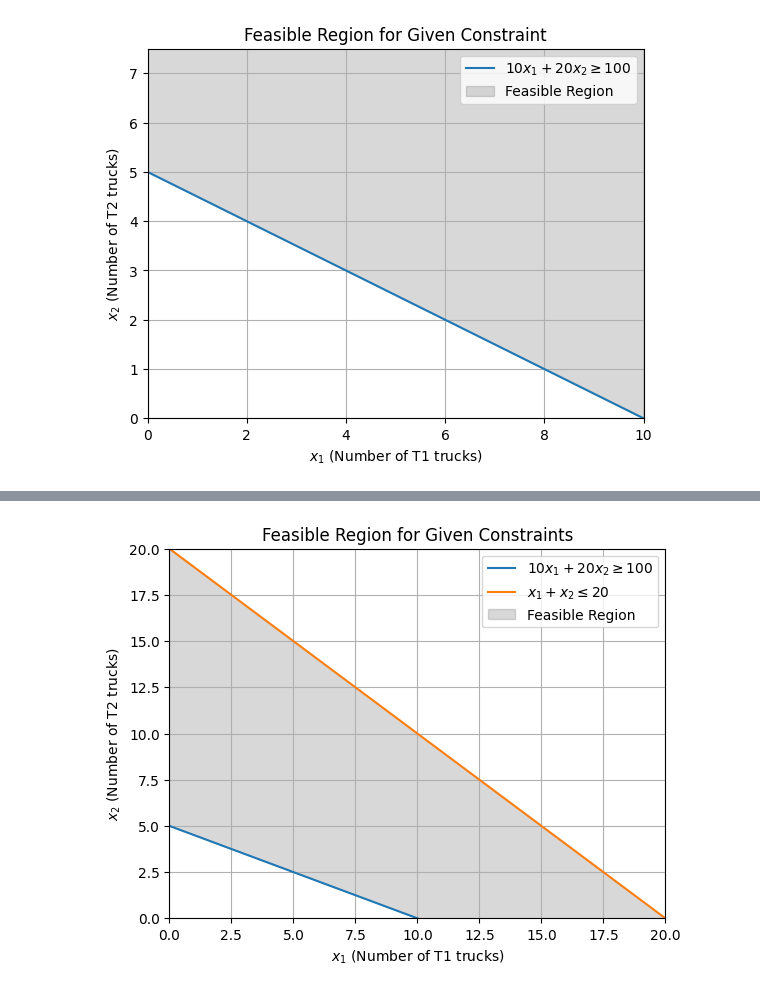
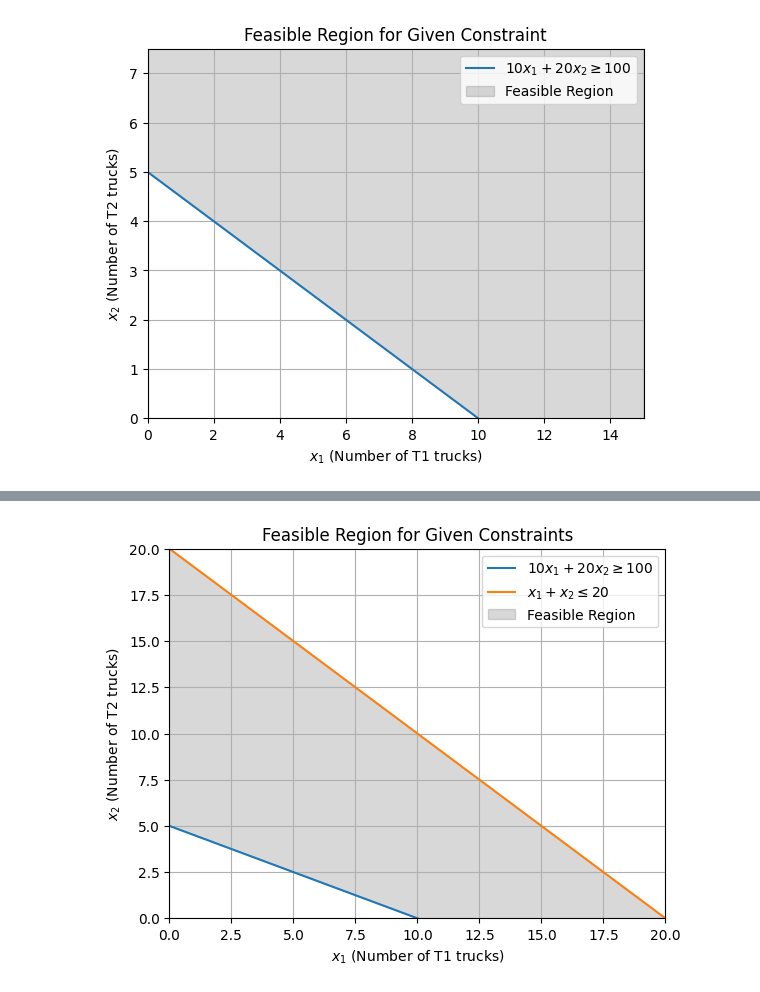
Before and after one commit to anmpahwa/CE5972, a Jupyter notebook: book/content/lecture_05.ipynb, the cells around one changed output, grey strips where cells are left out. Cells and saved outputs as stored; diff of their text form; code cells hidden in the pictures.

```diff
--- a/book/content/lecture_05.ipynb
+++ b/book/content/lecture_05.ipynb
@@ -25,31 +79,33 @@ $$
 # %%
 import numpy as np
 import matplotlib.pyplot as plt
 
-# Constraint coefficients
+# Define constraint coefficients
 a11, a12, b1 = 10, 20, 100  # Coefficients for the constraint a11 * x1 + a12 * x2 >= b1
 
-# Define the range for x1 and x2
-x1 = np.linspace(0, b1/a11, 100)
+# Define the range of x1 values
+x1 = np.linspace(0, b1/a11 * 1.5, 100)
+
+# Calculate x2 values for each constraint
 x2 = (b1 - a11 * x1) / a12  # From a11 * x1 + a12 * x2 >= b1
 
 # Plot the constraints
 plt.plot(x1, x2, label=rf'${a11}x_1 + {a12}x_2 \geq {b1}$')
 
 # Fill the feasible region
 plt.fill_between(x1, x2, max(x2) * 1.5, color='grey', alpha=0.3, label="Feasible Region")
 
 # Set plot attributes
 plt.xlim(0, max(x1))
 plt.ylim(0, 1.5 * max(x2))
 plt.xlabel(r'$x_1$ (Number of T1 trucks)')
 plt.ylabel(r'$x_2$ (Number of T2 trucks)')
 plt.legend()
 plt.title("Feasible Region for Given Constraint")
 plt.grid(True)
 
 # Display the figure
 plt.show()
 # %% [output]
-[figure, old version]
+[figure, new version]
 # %% [markdown]
```
Also changed, not shown: parts of 14 cells of this notebook.
